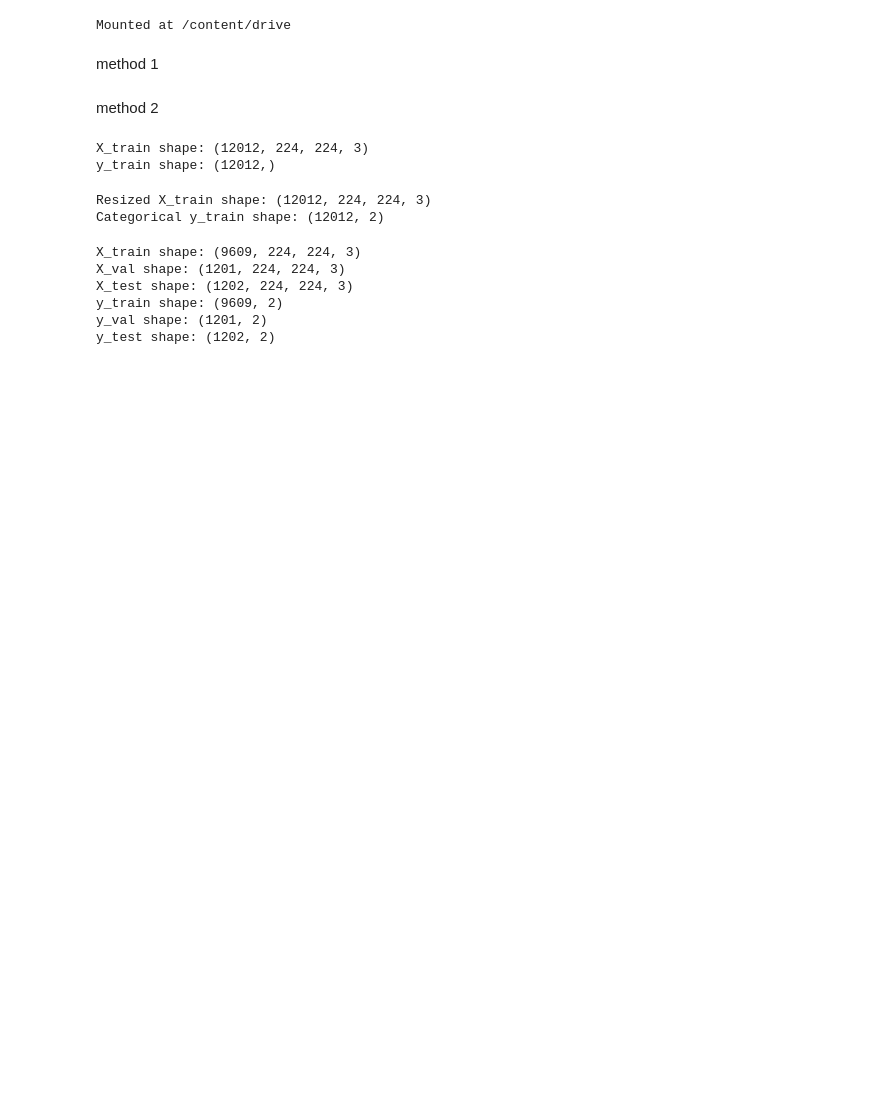
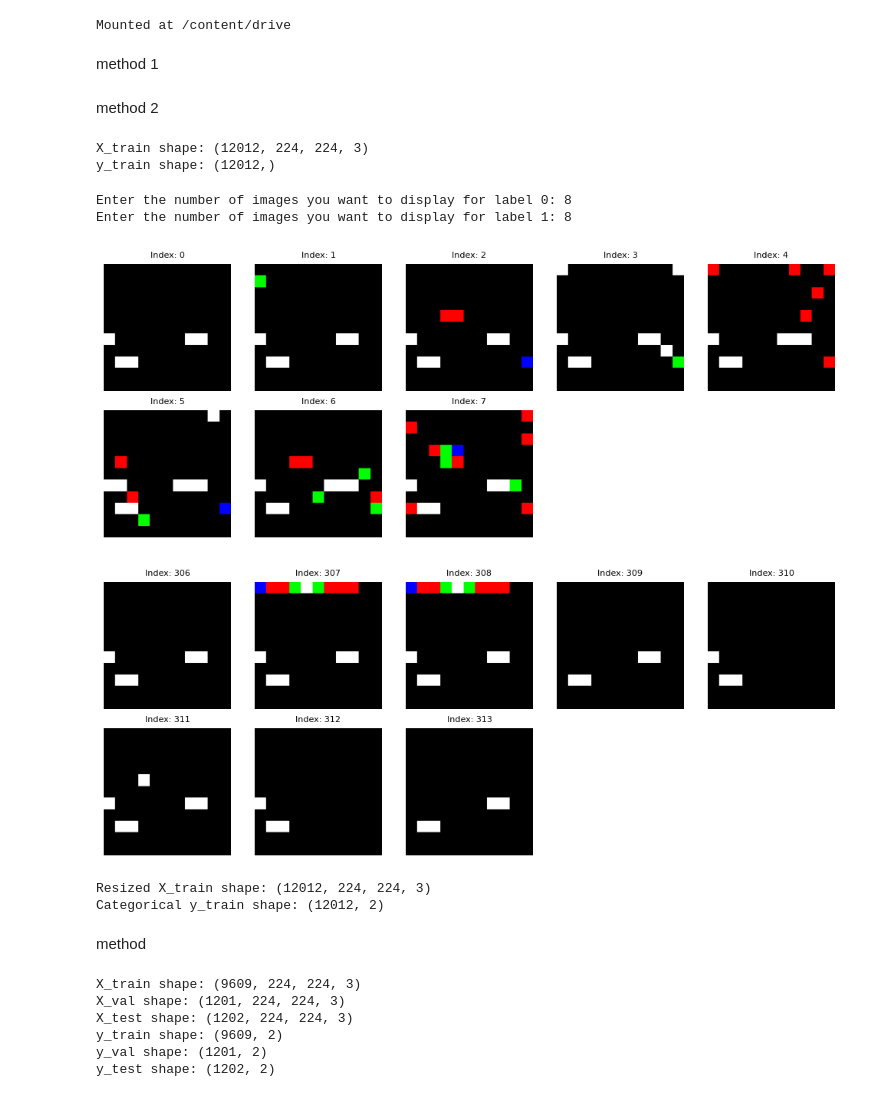
Before and after one commit to KAVYANSHTYAGI/Ransomware-Analysis-using-Machine-Learning-and-Deep-Learning, a Jupyter notebook: DL_CNN.ipynb, the cells around one changed output. Cells and saved outputs as stored; diff of their text form; code cells hidden in the pictures; blank space fills up the shorter version.

```diff
--- a/DL_CNN.ipynb
+++ b/DL_CNN.ipynb
@@ -116,3 +149,53 @@ y_train shape: (12012,)
+# %%
+import numpy as np
+import matplotlib.pyplot as plt
+
+def show_images_by_label(X_train, y_train):
+    unique_labels = np.unique(y_train)
+
+    for label in unique_labels:
+        indices = np.where(y_train == label)[0]
+
+        # User inputs the number of images they want to see for this label
+        num_images = int(input(f"Enter the number of images you want to display for label {label}: "))
+
+        if num_images > len(indices):
+            print(f"Only {len(indices)} images available, showing all.")
+            num_images = len(indices)
+
+        selected_indices = indices[:num_images]
+
+        # Determine the number of columns for subplot
+        cols = min(num_images, 5)  # Show a maximum of 5 images per row
+        rows = (num_images + cols - 1) // cols  # Calculate the needed rows
+
+        fig, axes = plt.subplots(rows, cols, figsize=(cols * 2, rows * 2))
+
+        if rows * cols > 1:
+            axes = axes.ravel()
+        else:
+            axes = [axes]
+
+        for ax, idx in zip(axes, selected_indices):
+            ax.imshow(X_train[idx])
+            ax.set_title(f'Index: {idx}', fontsize=8)
+            ax.axis('off')
+
+        for ax in axes[len(selected_indices):]:
+            ax.axis('off')  # Hide unused subplots
+
+        plt.tight_layout()
+        plt.show()
+
+# Example usage
+# X_train = np.random.rand(100, 64, 64, 3)  # Example array of 100 64x64 RGB images
+# y_train = np.random.randint(0, 2, 100)    # Example array of 100 labels (0 or 1)
+show_images_by_label(X_train, y_train)
+# %% [output]
+Enter the number of images you want to display for label 0: 8
+Enter the number of images you want to display for label 1: 8
+[figure, added]
+[figure, added]
 # %%
 X_train = None
 X_test = None
@@ -141,6 +224,8 @@ print("Categorical y_train shape:", y_train.shape)
 # %% [output]
 Resized X_train shape: (12012, 224, 224, 3)
 Categorical y_train shape: (12012, 2)
+# %% [markdown]
+method
 # %%
 import tensorflow as tf
 from sklearn.model_selection import train_test_split
```
Also changed, not shown: parts of 8 cells of this notebook.
